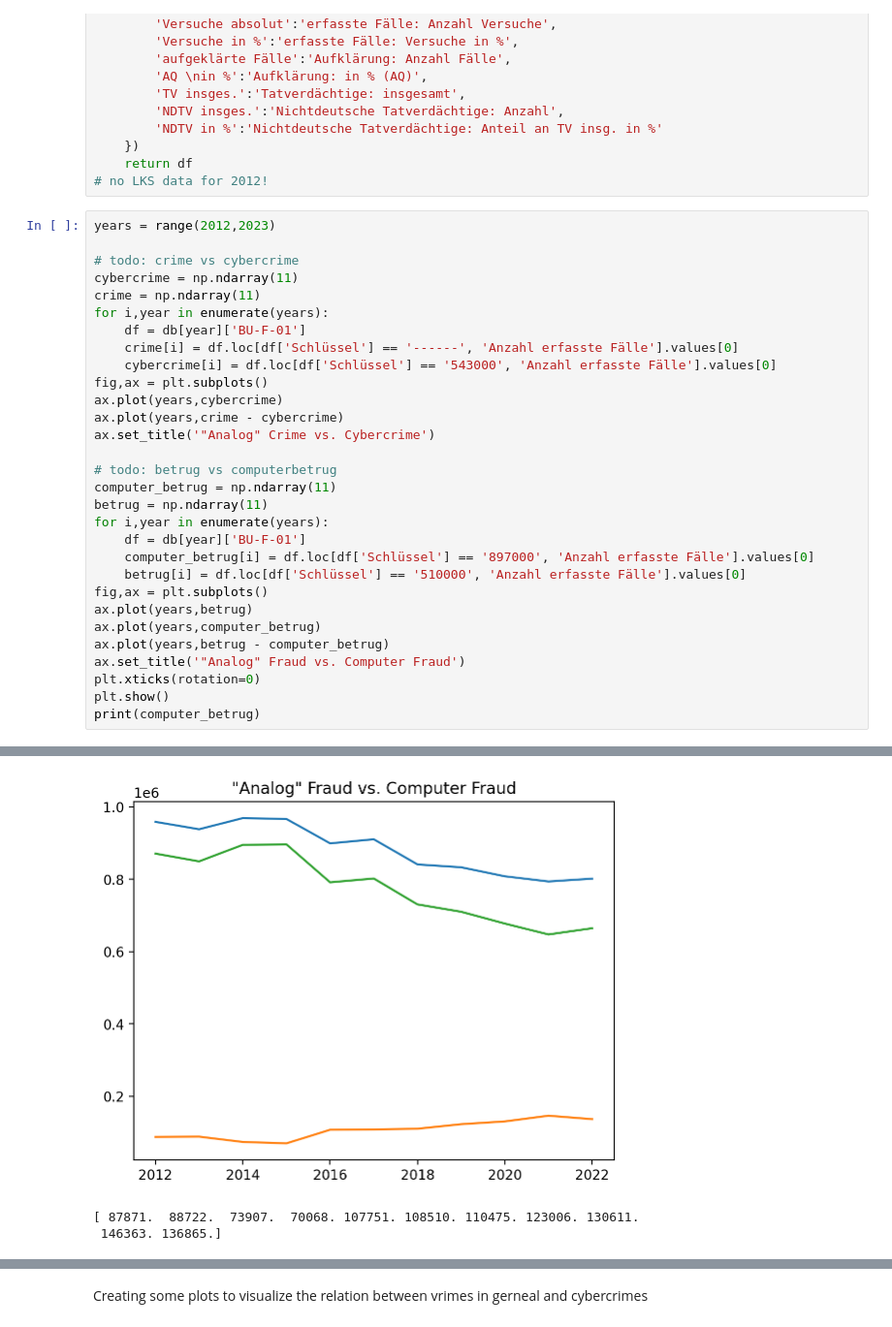
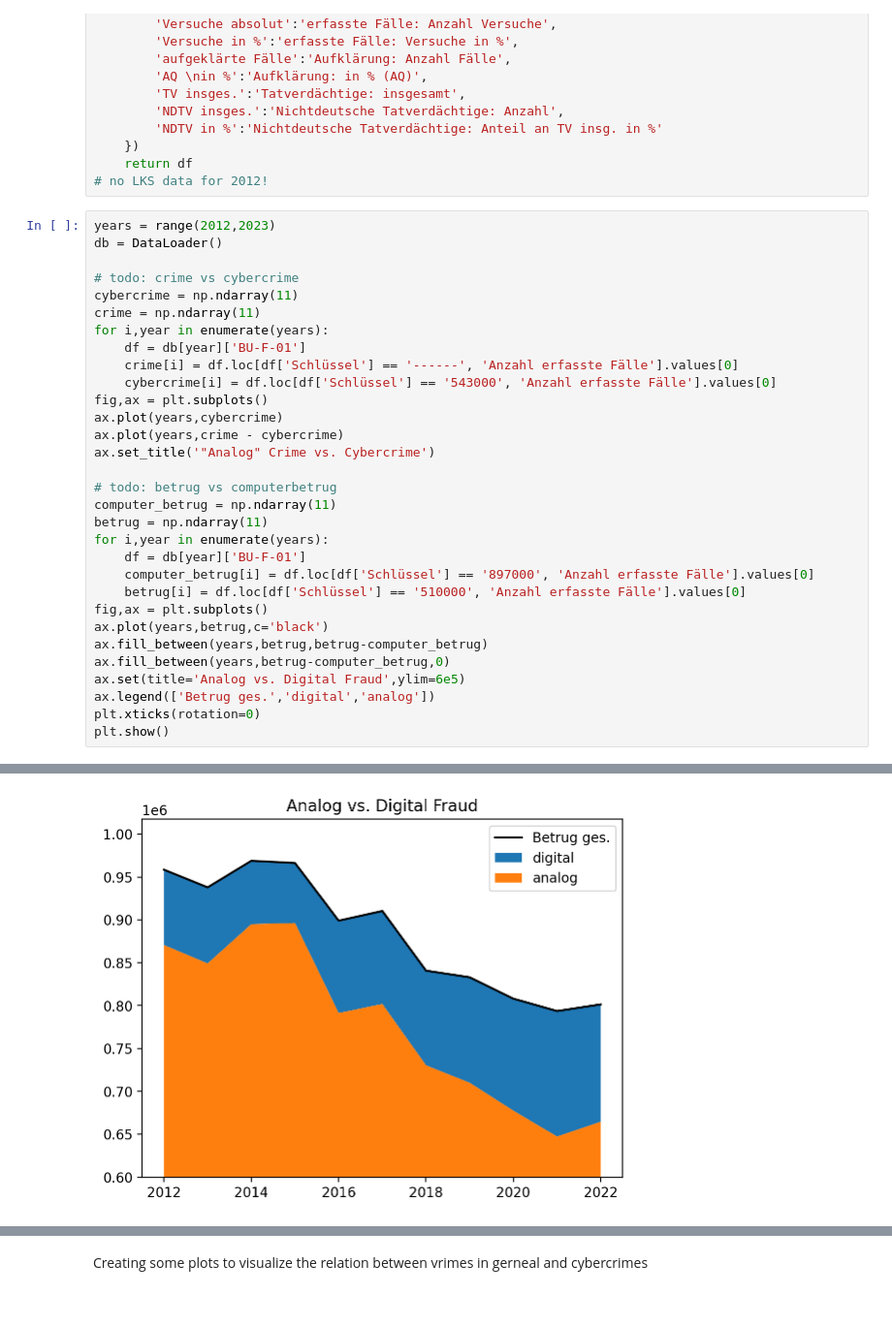
Before and after one commit to LukaslWeber/DataLit-Crime-Project, a Jupyter notebook: exploraton.ipynb, the cells around one changed output, grey strips where cells are left out. Shown at 97% size. Cells and saved outputs as stored; diff of their text form.

```diff
--- a/exploraton.ipynb
+++ b/exploraton.ipynb
@@ -289,36 +289,35 @@ def load_LKS01_2014(fpath):
 # no LKS data for 2012!
 # %%
 years = range(2012,2023)
+db = DataLoader()
 
 # todo: crime vs cybercrime
 cybercrime = np.ndarray(11)
 crime = np.ndarray(11)
 for i,year in enumerate(years):
     df = db[year]['BU-F-01']
     crime[i] = df.loc[df['Schlüssel'] == '------', 'Anzahl erfasste Fälle'].values[0]
     cybercrime[i] = df.loc[df['Schlüssel'] == '543000', 'Anzahl erfasste Fälle'].values[0]
 fig,ax = plt.subplots()
 ax.plot(years,cybercrime)
 ax.plot(years,crime - cybercrime)
 ax.set_title('"Analog" Crime vs. Cybercrime')
 
 # todo: betrug vs computerbetrug
 computer_betrug = np.ndarray(11)
 betrug = np.ndarray(11)
 for i,year in enumerate(years):
     df = db[year]['BU-F-01']
     computer_betrug[i] = df.loc[df['Schlüssel'] == '897000', 'Anzahl erfasste Fälle'].values[0]
     betrug[i] = df.loc[df['Schlüssel'] == '510000', 'Anzahl erfasste Fälle'].values[0]
 fig,ax = plt.subplots()
-ax.plot(years,betrug)
-ax.plot(years,computer_betrug)
-ax.plot(years,betrug - computer_betrug)
-ax.set_title('"Analog" Fraud vs. Computer Fraud')
+ax.plot(years,betrug,c='black')
+ax.fill_between(years,betrug,betrug-computer_betrug)
+ax.fill_between(years,betrug-computer_betrug,0)
+ax.set(title='Analog vs. Digital Fraud',ylim=6e5)
+ax.legend(['Betrug ges.','digital','analog'])
 plt.xticks(rotation=0)
 plt.show()
-print(computer_betrug)
 # %% [output]
 [figure]
-[figure, old version]
+[figure, new version]
-[ 87871.  88722.  73907.  70068. 107751. 108510. 110475. 123006. 130611.
- 146363. 136865.]
```
Also changed, not shown: parts of 2 cells of this notebook.
